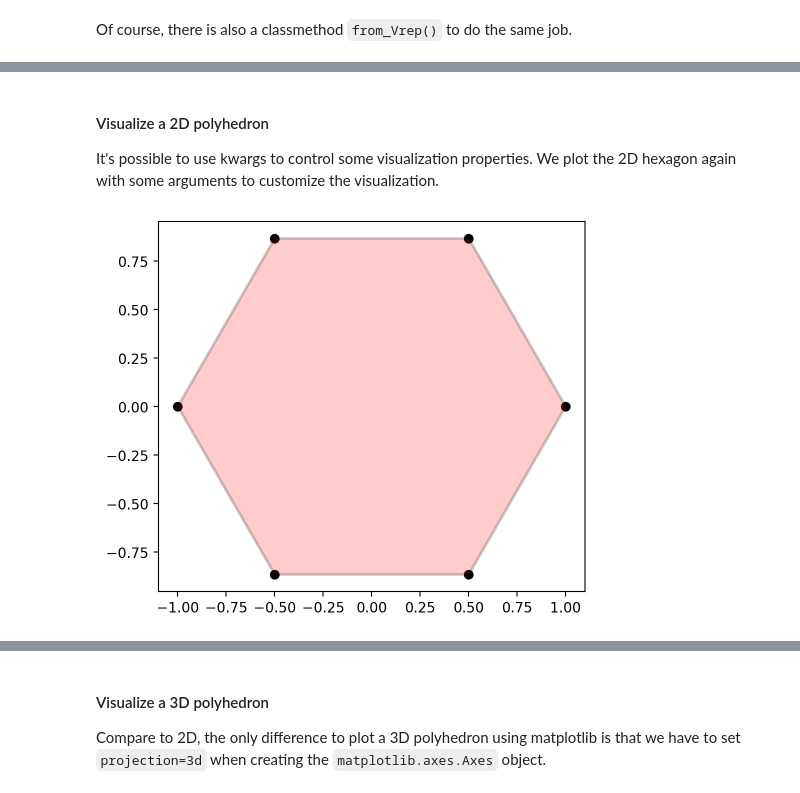
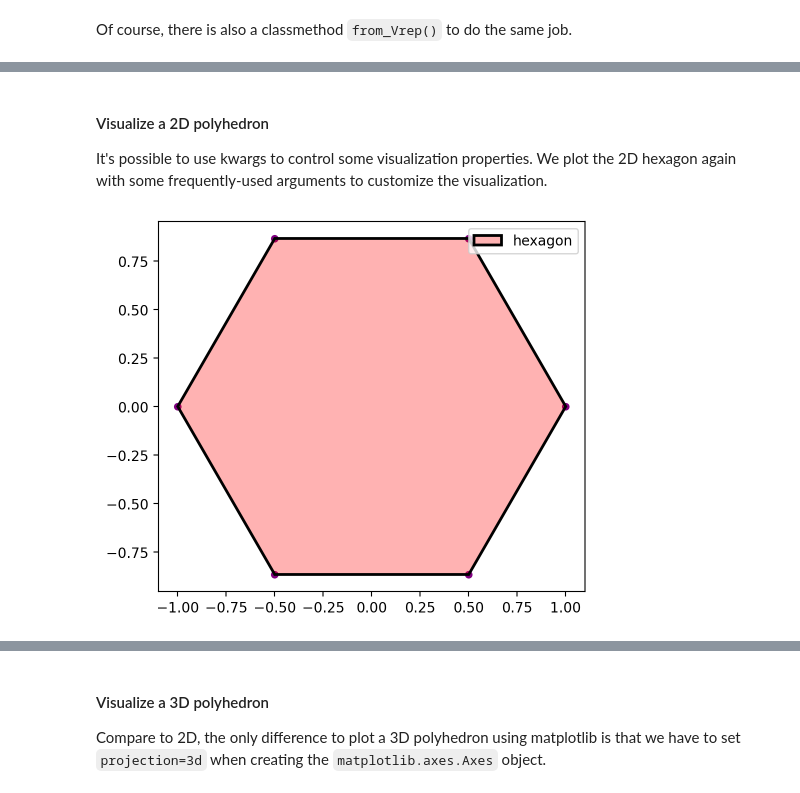
Before and after one commit to ujicrush/MPC-Course-EPFL, a Jupyter notebook: tutorial.ipynb, the cells around one changed output, grey strips where cells are left out. Cells and saved outputs as stored; diff of their text form; code cells hidden in the pictures.

```diff
--- a/tutorial.ipynb
+++ b/tutorial.ipynb
@@ -89,24 +102,20 @@ With `mpt4py`, a polyhedron `P` can be easily visualized with `P.plot(ax, **kwar
 # %% [markdown]
 #### Visualize a 2D polyhedron
-It's possible to use kwargs to control some visualization properties. We plot the 2D hexagon again with some arguments to customize the visualization.
+It's possible to use kwargs to control some visualization properties. We plot the 2D hexagon again with some frequently-used arguments to customize the visualization.
 # %%
 # Visualization with matplotlib
 import matplotlib.pyplot as plt
 fig, ax = plt.subplots(1, 1)
 ax.set_aspect('equal')
 
-hexagon_1.plot(ax,
-               opacity=0.2,
-               color='r',
-               show_edges=True,
-               show_vertices=True,
-               edge_color='black',
-               line_width=2.,
-               vertex_color='black'
+hexagon_1.plot(ax, opacity=0.3, color='red', label='hexagon',
+               show_edges=True, edge_color='black', edge_width=2.,         # edge options
+               show_vertices=True, vertex_color='purple', vertex_size=20.  # vertex options
                )
+plt.legend(loc="upper right")
 plt.show()
 # %% [output]
-[figure, old version]
+[figure, new version]
 # %%
 # Visualization with pyvista
 import pyvista as pv
```
Also changed, not shown: parts of 16 cells of this notebook.
